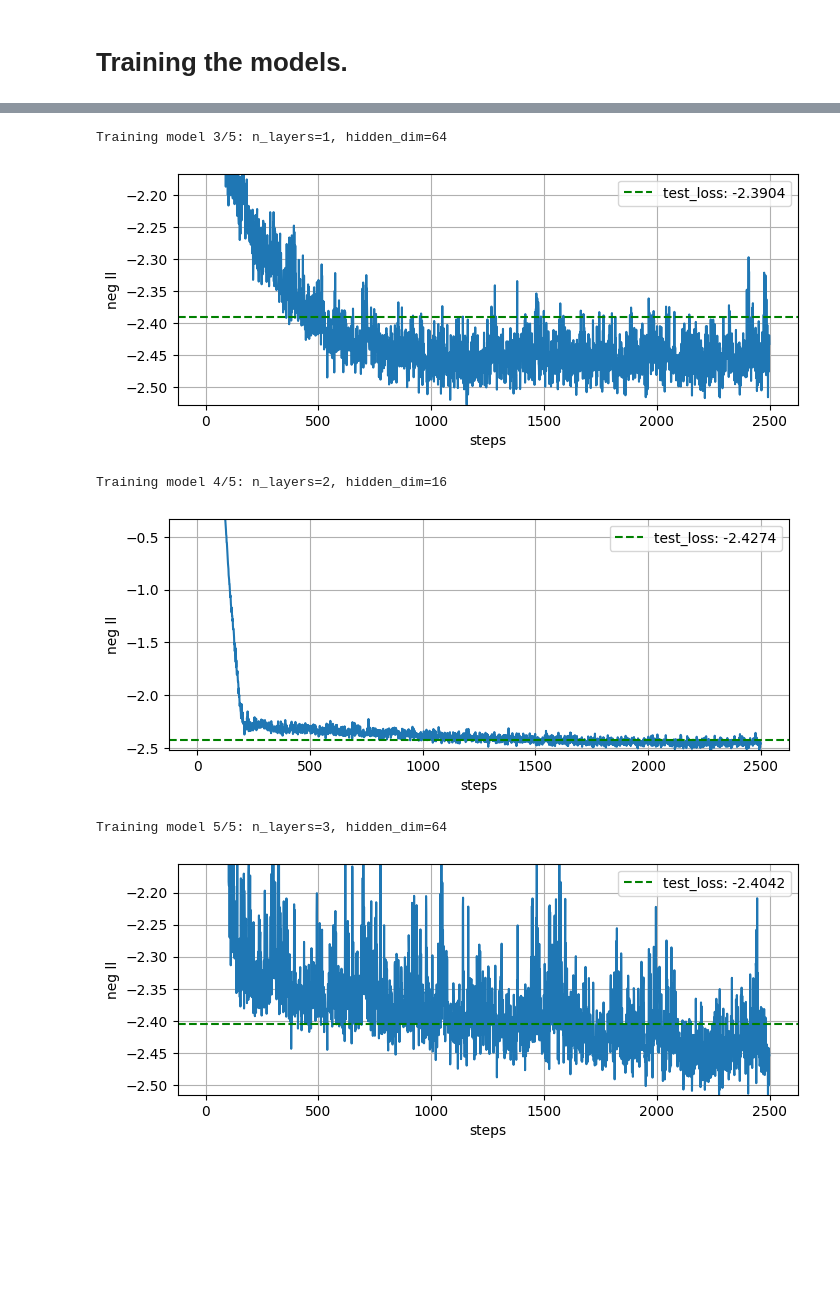
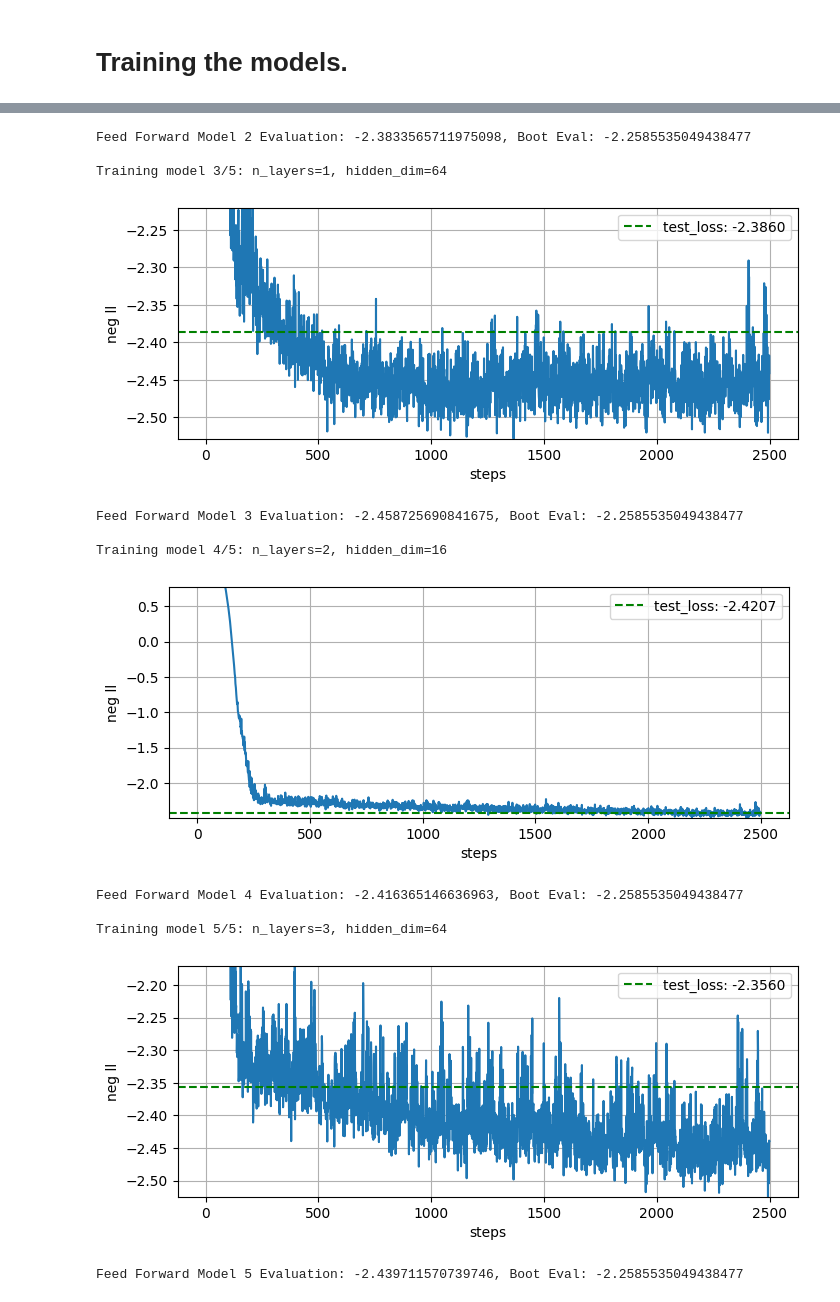
Before and after one commit to chrisjwheeler/NNP-method, a Jupyter notebook: building_up_to_stoch_NAR1.ipynb, the cells around one changed output, grey strips where cells are left out. Drawn from its saved outputs; the diff is of its cells as text; code cells hidden in the pictures; blank space fills up the shorter version.

```diff
--- a/building_up_to_stoch_NAR1.ipynb
+++ b/building_up_to_stoch_NAR1.ipynb
@@ -28,7 +28,7 @@ EVAL_N_TIMESTEPS = 5000
 EVAL_DATA_KEY = jax.random.key(65)
 
 # NN Model Parameters
-N_MIX = 3
+N_MIX = 1
 MODEL_SIZES = [
     (1, 4),
     (1, 16),
@@ -241,6 +292,8 @@ plt.show()
 # Training the Multi Channel Network.
 
 trained_multich_models_evals = {}
+multich_feed_forward_trained_models = {}
+
 
 for i, (n_layers, hidden_dim) in enumerate(MODEL_SIZES):
     print(f"\nTraining MultiChannel model {i+1}/{len(MODEL_SIZES)}: n_layers={n_layers}, hidden_dim={hidden_dim}")
@@ -256,6 +309,8 @@ for i, (n_layers, hidden_dim) in enumerate(MODEL_SIZES):
     )
 
     multi_model_eval = loss(stoch_vol_vehicle.unvectorized_model, test_inputs, test_targets)
+    print(f"Multi Channel Model {i+1} Evaluation: {multi_model_eval}, Boot Eval: {boot_eval}")
+    multich_feed_forward_trained_models[(n_layers, hidden_dim)] = stoch_vol_vehicle.unvectorized_model
     trained_multich_models_evals[(n_layers, hidden_dim)] = multi_model_eval
 # %% [output]
 Training MultiChannel model 1/5: n_layers=1, hidden_dim=4
@@ -272,6 +336,7 @@ Training MultiChannel model 5/5: n_layers=3, hidden_dim=64
 # Training the Feed Forward Network.
 
 trained_models_evals = {}
+mix_feed_forward_trained_models = {}
 
 for i, (n_layers, hidden_dim) in enumerate(MODEL_SIZES):
     print(f"\nTraining model {i+1}/{len(MODEL_SIZES)}: n_layers={n_layers}, hidden_dim={hidden_dim}")
@@ -287,6 +352,8 @@ for i, (n_layers, hidden_dim) in enumerate(MODEL_SIZES):
     )
 
     model_eval = loss(stoch_vol_vehicle.unvectorized_model, test_inputs, test_targets)
+    print(f"Feed Forward Model {i+1} Evaluation: {model_eval}, Boot Eval: {boot_eval}")
+    mix_feed_forward_trained_models[(n_layers, hidden_dim)] = stoch_vol_vehicle.unvectorized_model
     trained_models_evals[(n_layers, hidden_dim)] = model_eval
 # %% [output]
 Training model 1/5: n_layers=1, hidden_dim=4
@@ -296,9 +365,16 @@ Training model 2/5: n_layers=1, hidden_dim=16
+Feed Forward Model 2 Evaluation: -2.3833565711975098, Boot Eval: -2.2585535049438477
+
 Training model 3/5: n_layers=1, hidden_dim=64
-[figure, old version]
+[figure, new version]
+Feed Forward Model 3 Evaluation: -2.458725690841675, Boot Eval: -2.2585535049438477
+
 Training model 4/5: n_layers=2, hidden_dim=16
-[figure, old version]
+[figure, new version]
+Feed Forward Model 4 Evaluation: -2.416365146636963, Boot Eval: -2.2585535049438477
+
 Training model 5/5: n_layers=3, hidden_dim=64
-[figure, old version]
+[figure, new version]
+Feed Forward Model 5 Evaluation: -2.439711570739746, Boot Eval: -2.2585535049438477
 # %%
 import matplotlib.pyplot as plt
 import numpy as np
```
Also changed, not shown: parts of 10 cells of this notebook, 18 other files.
